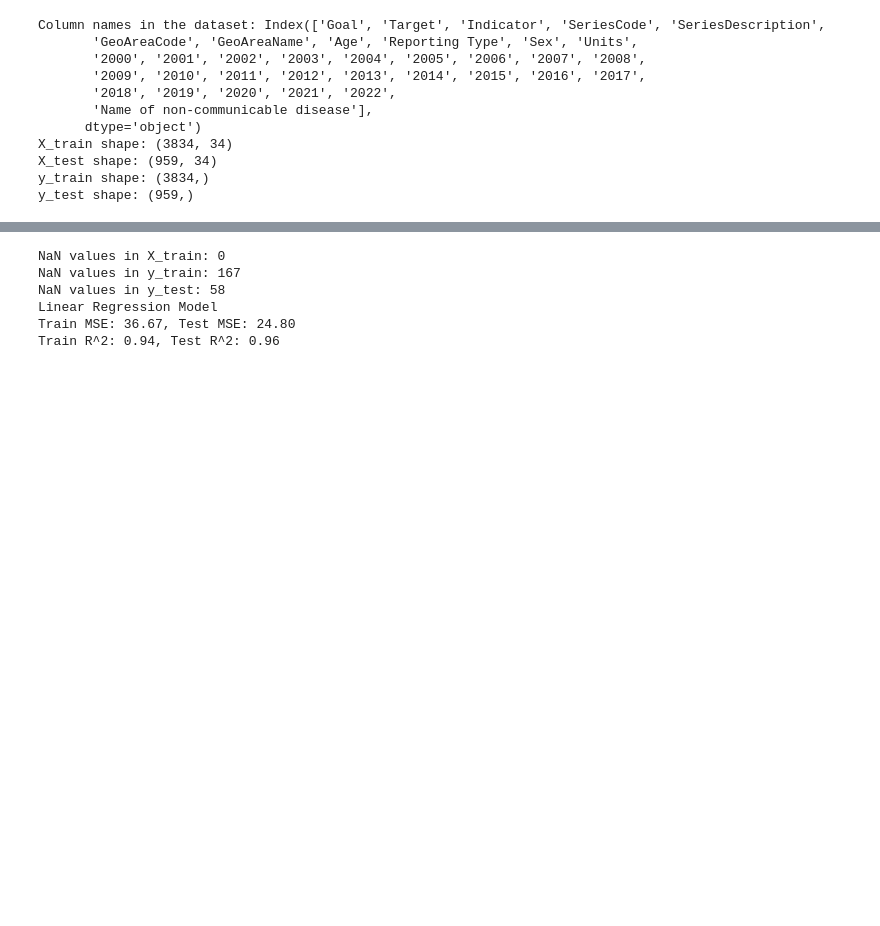
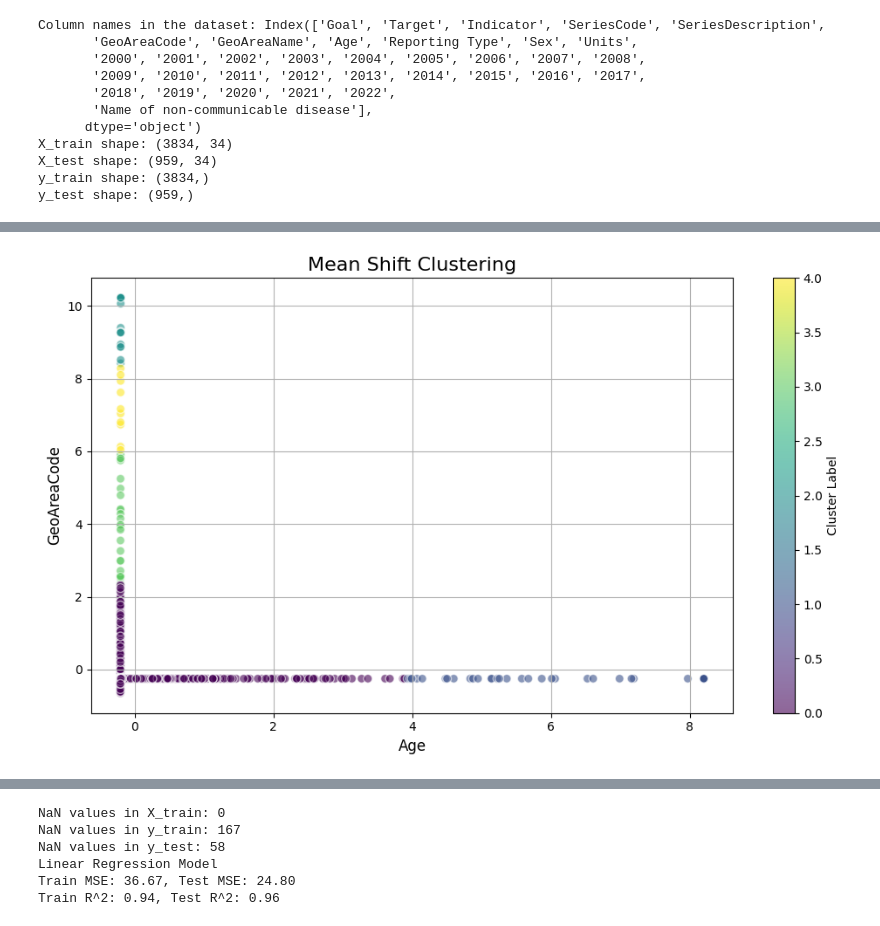
Before and after one commit to anjalidubeyy/sdg-project-machine-learning-, a Jupyter notebook: ml_project_final_code(unsdg).ipynb, the cells around one changed output, grey strips where cells are left out. Saved outputs shown, nothing was run; the diff lists cells and outputs as text; code cells hidden in the pictures; blank space fills up the shorter version.

```diff
--- a/ml_project_final_code(unsdg).ipynb
+++ b/ml_project_final_code(unsdg).ipynb
@@ -284,0 +270,33 @@ Passing `palette` without assigning `hue` is deprecated and will be removed in v
+# %%
+#MEAN SHIFT CLUSTERING
+from sklearn.cluster import MeanShift
+import matplotlib.pyplot as plt
+from sklearn.preprocessing import StandardScaler
+
+# Select the relevant features for clustering
+X_clustering = X_train_df[['Age', 'GeoAreaCode']]  # Features: Age and GeoAreaCode
+
+# Scale the features for better clustering performance
+scaler = StandardScaler()
+X_scaled = scaler.fit_transform(X_clustering)
+
+# Apply Mean Shift clustering
+mean_shift = MeanShift(bandwidth=2)  # bandwidth is the size of the window for the kernel
+mean_shift_labels = mean_shift.fit_predict(X_scaled)
+
+# Plot Mean Shift results
+plt.figure(figsize=(10, 6))
+plt.scatter(X_scaled[:, 0], X_scaled[:, 1], c=mean_shift_labels, cmap='viridis', s=50, alpha=0.6, edgecolors='w', marker='o')
+
+# Customize plot
+plt.title('Mean Shift Clustering', fontsize=16)
+plt.xlabel('Age', fontsize=12)
+plt.ylabel('GeoAreaCode', fontsize=12)
+plt.colorbar(label='Cluster Label')
+plt.grid(True)
+
+# Show plot
+plt.tight_layout()
+plt.show()
+# %% [output]
+[figure, added]
```
Also changed, not shown: parts of 12 cells of this notebook.
